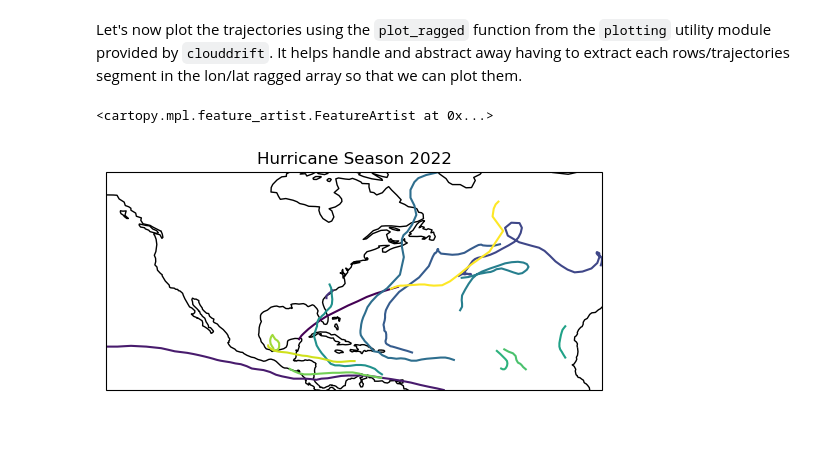
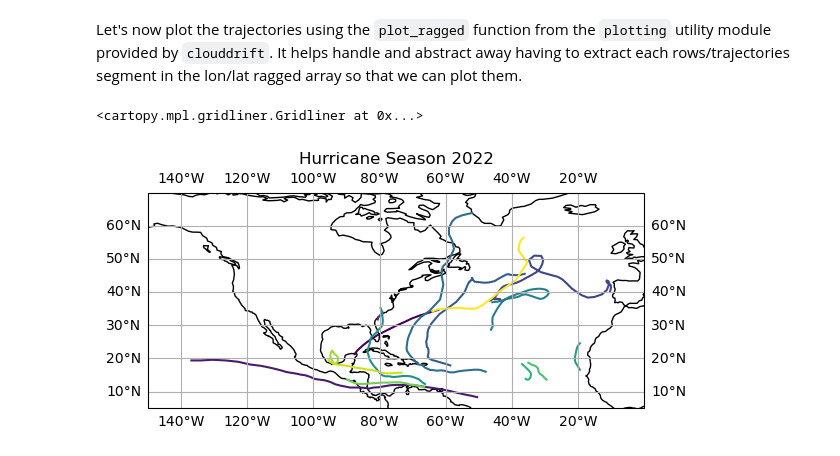
Before and after one commit to Cloud-Drift/hurdat2-get-started, a Jupyter notebook: hurdat2_get_started.ipynb, the cells around one changed output. Cells and saved outputs as stored; diff of their text form; code cells hidden in the pictures; blank space fills up the shorter version.

```diff
--- a/hurdat2_get_started.ipynb
+++ b/hurdat2_get_started.ipynb
@@ -18,19 +62,20 @@ ds = cd.ragged.subset(
 # %% [markdown]
 Let's now plot the trajectories using the `plot_ragged` function from the `plotting` utility module provided by `clouddrift`. It helps handle and abstract away having to extract each rows/trajectories segment in the lon/lat ragged array so that we can plot them.
 # %%
+# make figure
 fig = plt.figure()
 ax = fig.add_subplot(1, 1, 1, projection=ccrs.PlateCarree())
-
-cd.plotting.plot_ragged(
+hl = cd.plotting.plot_ragged(
     ax,
     ds.lon,
     ds.lat,
     ds.rowsize,
     transform=ccrs.PlateCarree(),
 )
-
+ax.set_extent([-150, 0, 5, 70], crs=ccrs.PlateCarree())
 ax.set_title(f"Hurricane Season {year}")
 ax.coastlines()
+ax.gridlines(draw_labels=True)
 # %% [output]
-<cartopy.mpl.feature_artist.FeatureArtist at 0x...>
+<cartopy.mpl.gridliner.Gridliner at 0x...>
-[figure, old version]
+[figure, new version]
```
Also changed, not shown: parts of 4 cells of this notebook.
